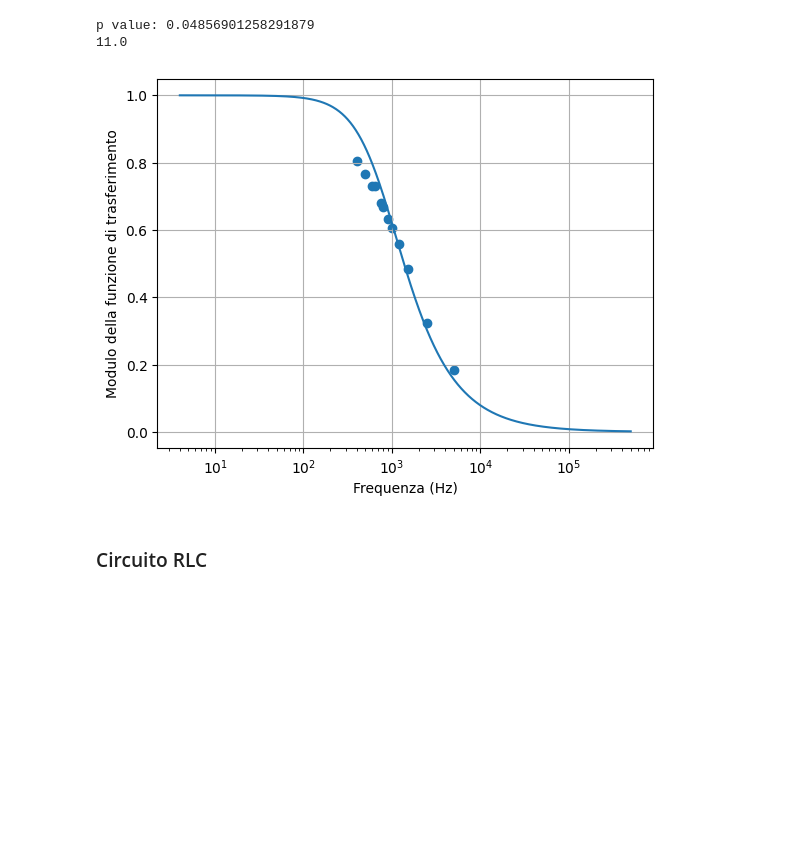
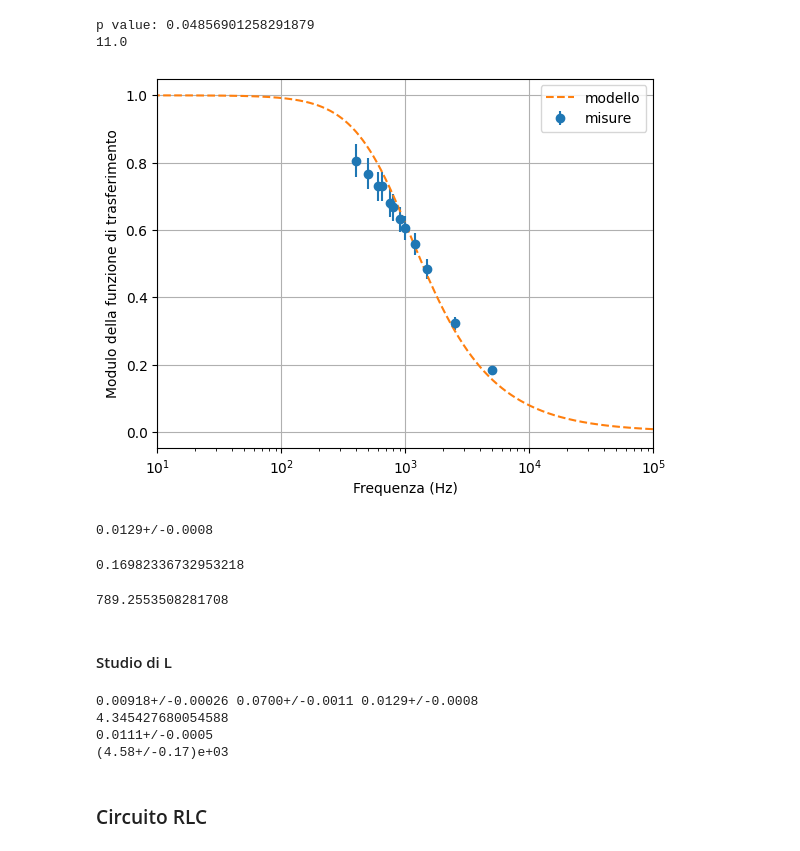
Before and after one commit to ARossiUnimib/Laboratorio-2---Gruppo-21-A.A.-2023-24, a Jupyter notebook: Notebooks/Circuiti_3/Circuiti_3.ipynb, the cells around one changed output. Saved outputs shown, nothing was run; the diff lists cells and outputs as text; code cells hidden in the pictures; blank space fills up the shorter version.

```diff
--- a/Notebooks/Circuiti_3/Circuiti_3.ipynb
+++ b/Notebooks/Circuiti_3/Circuiti_3.ipynb
@@ -336,0 +409,4 @@ plt.show()
+# %%
+a = ufloat(m.values["a"], m.errors["a"])
+L1 = (R_tot**2) / (4 * np.pi * a)
+print(L1)
@@ -353,7 +450,7 @@ def model(x,a):
     return a * x
 
 tan_ph = np.tan(phdiff)
-ph_err = 0.04 * tan_ph
+ph_err = abs(0.04 * tan_ph)
 
 minimi_quadrati = LeastSquares(freq, tan_ph, ph_err, model)
 
@@ -384,14 +481,16 @@ p value: 0.0
 # %%
 fig,ax = plt.subplots(1,1)
 ax.set_xlabel("Frequenza (Hz)")
-ax.set_ylabel("Fase della funzione di trasferimento")
+ax.set_ylabel("Tangente della fase della funzione di trasferimento")
 ax.set_xscale("log")
 
-plt.scatter(freq, phdiff)
-x = np.linspace(min(freq)/100,max(freq)*100,100000)
-y = np.pi + np.arctan(model(x,m.values["a"]))
-plt.plot(x,y)
+plt.errorbar(freq, tan_ph, ph_err,fmt='o',label='misure')
+x = np.linspace(min(freq)/10,max(freq)*10,100000)
+y = model(x, m.values["a"])
+plt.plot(x,y,linestyle='--',label='modello')
+ax.set_xlim(100,30000)
 
 plt.grid()
+plt.legend()
 plt.show()
 # %% [output]
@@ -398,0 +498,4 @@ plt.show()
+# %%
+a = ufloat(m.values["a"], m.errors["a"])
+L2 = R_tot * a / (2 * np.pi)
+print(L2)
@@ -434,18 +539,63 @@ p value: 0.04856901258291879
 # %%
 fig,ax = plt.subplots(1,1)
 ax.set_xlabel("Frequenza (Hz)")
 ax.set_ylabel("Modulo della funzione di trasferimento")
 ax.set_xscale("log")
 
-plt.scatter(freq, Vin_out/Vin)
+plt.errorbar(freq, Vin_out/Vin, V_err, fmt='o', label='misure')
 x = np.linspace(min(freq)/100,max(freq)*100,100000)
 y = model(x,m.values["a"])
-plt.plot(x,y)
+plt.plot(x,y,linestyle='--',label='modello')
+ax.set_xlim(10,100000)
 
 plt.grid()
+plt.legend()
 plt.show()
 # %% [output]
-[figure, old version]
+[figure, new version]
+# %%
+a = ufloat(m.values["a"], m.errors["a"])
+L3 = (a * R_tot**2) / (4 * np.pi)
+print(L3)
+# %% [output]
+0.0129+/-0.0008
+# %%
+print(model(nu_c, m.values["a"]))
+# %% [output]
+0.16982336732953218
+# %%
+def zero ( xMin, xMax, func, prec = 0.0001 ):
+    '''calcola zeri con il metodo della bisezione ricorsivo'''
+    xAve = 0.5 * (xMax + xMin)
+
+    if xMax - xMin < prec : return xAve
+    if func(xAve) * func(xMin) > 0 : return zero (xAve, xMax, func, prec)
+    else                           : return zero (xMin, xAve, func, prec)
+
+def func(x):
+    return model(x,m.values["a"]) - 1/np.sqrt(2)
+
+zero(500,1000,func)
+# %% [output]
+789.2553508281708
+# %% [markdown]
+#### Studio di L
+# %%
+print(L1, L2, L3)
+
+t = abs(L1.nominal_value - L3.nominal_value) / np.sqrt(L1.std_dev**2 + L3.std_dev**2)
+print(t)
+
+L_mean = (L1 + L3) / 2
+print(L_mean)
+
+nu_c = R_tot / (L_mean * 2 * np.pi)
+print(nu_c)
+# %% [output]
+0.00918+/-0.00026 0.0700+/-0.0011 0.0129+/-0.0008
+4.345427680054588
+0.0111+/-0.0005
+(4.58+/-0.17)e+03
 # %% [markdown]
 ### Circuito RLC
 # %% [markdown]
```
Also changed, not shown: parts of 41 cells of this notebook.
